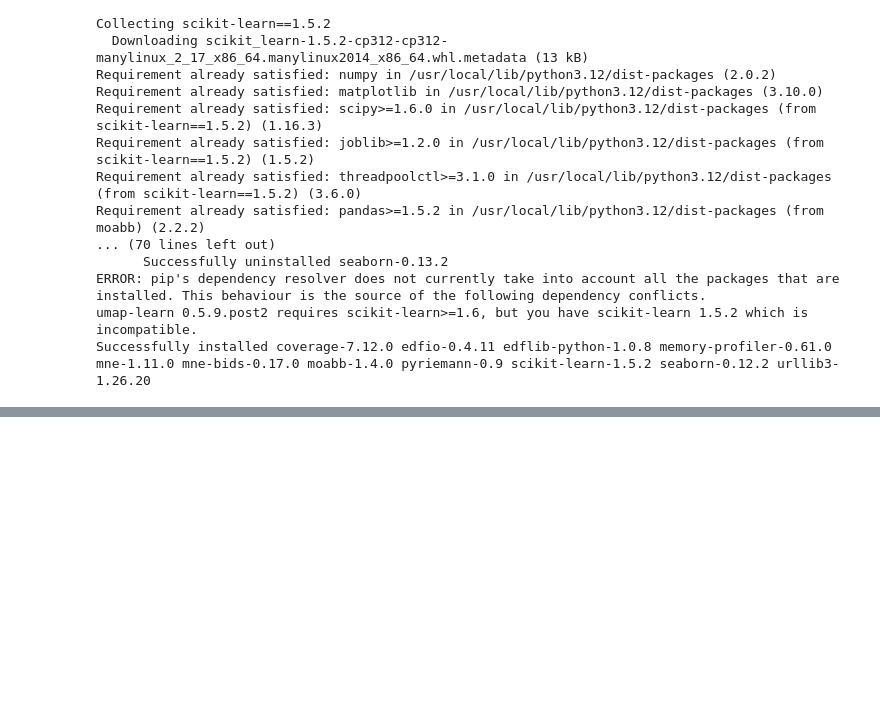
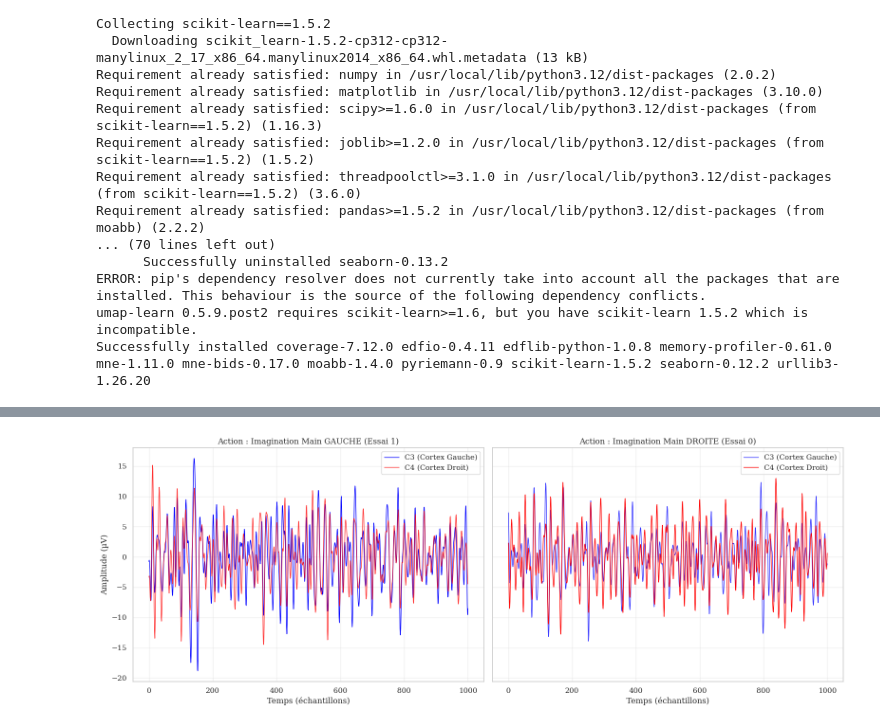
Before and after one commit to LeoD-h/Project-BCI-EEG, a Jupyter notebook: DiscoverDataSet.ipynb, the cells around one changed output, grey strips where cells are left out. Saved outputs shown, nothing was run; the diff lists cells and outputs as text; code cells hidden in the pictures; blank space fills up the shorter version.

```diff
--- a/DiscoverDataSet.ipynb
+++ b/DiscoverDataSet.ipynb
@@ -144,0 +78,32 @@ WARNING:moabb.datasets.base:The dataset class name 'BNCI2014001' must be an abbr
+# %%
+index_gauche = np.where(y == 'left_hand')[0][0]  # Premier essai 'Main Gauche'
+index_droite = np.where(y == 'right_hand')[0][0] # Premier essai 'Main Droite'
+
+C3_idx = 7   # Hémisphère Gauche (Gère droite)
+C4_idx = 11  # Hémisphère Droit (Gère gauche)
+
+fig, axes = plt.subplots(1, 2, figsize=(16, 6), sharey=True)
+
+# 1. GRAPHIQUE GAUCHE (Le patient imagine "MAIN GAUCHE")
+# On s'attend à voir une réaction sur C4 (Droit)
+axes[0].plot(X[index_gauche, C3_idx, :], label='C3 (Cortex Gauche)', color='blue', linewidth=1)
+axes[0].plot(X[index_gauche, C4_idx, :], label='C4 (Cortex Droit)', color='red', alpha=0.8, linewidth=1)
+axes[0].set_title(f"Action : Imagination Main GAUCHE (Essai {index_gauche})")
+axes[0].set_ylabel("Amplitude (µV)")
+axes[0].set_xlabel("Temps (échantillons)")
+axes[0].legend(loc='upper right')
+axes[0].grid(True, alpha=0.3)
+
+# 2. GRAPHIQUE DROIT (Le patient imagine "MAIN DROITE")
+# On s'attend à voir une réaction sur C3 (Gauche)
+axes[1].plot(X[index_droite, C3_idx, :], label='C3 (Cortex Gauche)', color='blue', alpha=0.8, linewidth=1)
+axes[1].plot(X[index_droite, C4_idx, :], label='C4 (Cortex Droit)', color='red', linewidth=1)
+axes[1].set_title(f"Action : Imagination Main DROITE (Essai {index_droite})")
+axes[1].set_xlabel("Temps (échantillons)")
+axes[1].legend(loc='upper right')
+axes[1].grid(True, alpha=0.3)
+
+plt.tight_layout()
+plt.show()
+# %% [output]
+[figure, added]
```
Also changed, not shown: parts of 8 cells of this notebook.
